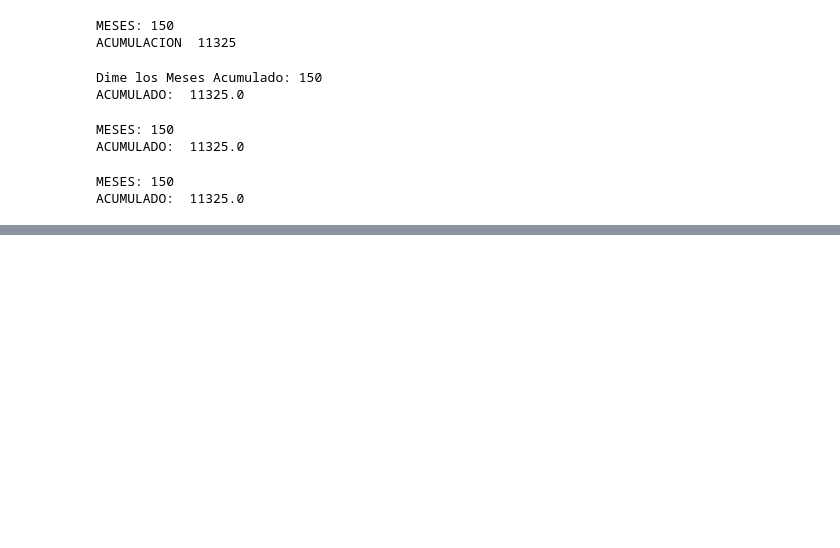
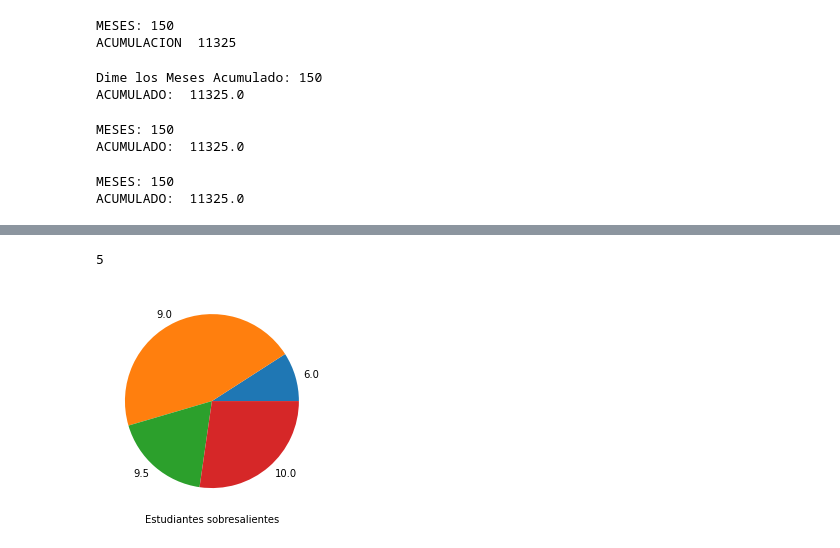
Before and after one commit to USIS011120/Programacion-Computacional-III, a Jupyter notebook: fundamentos_de_python_A1.ipynb, the cells around one changed output, grey strips where cells are left out. Saved outputs shown, nothing was run; the diff lists cells and outputs as text; code cells hidden in the pictures; blank space fills up the shorter version.

```diff
--- a/fundamentos_de_python_A1.ipynb
+++ b/fundamentos_de_python_A1.ipynb
@@ -498,0 +549,19 @@ ACUMULADO:  11325.0
+# %%
+import pandas as pd
+import matplotlib.pyplot as plt
+
+archivo = pd.read_csv("/content/notas.csv", sep=";", encoding="utf-8")
+#print(archivo, archivo["nota"])
+
+proceso = pd.crosstab(index=archivo["nota"],columns="frecuencia")
+#print(proceso)
+
+sobresalientes = proceso.loc[proceso.index>9]["frecuencia"].sum()
+print(sobresalientes)
+
+plt.pie(proceso, labels=proceso.index)
+plt.xlabel("Estudiantes sobresalientes")
+plt.show()
+# %% [output]
+5
+[figure, added]
```
Also changed, not shown: parts of 1 cell of this notebook.
